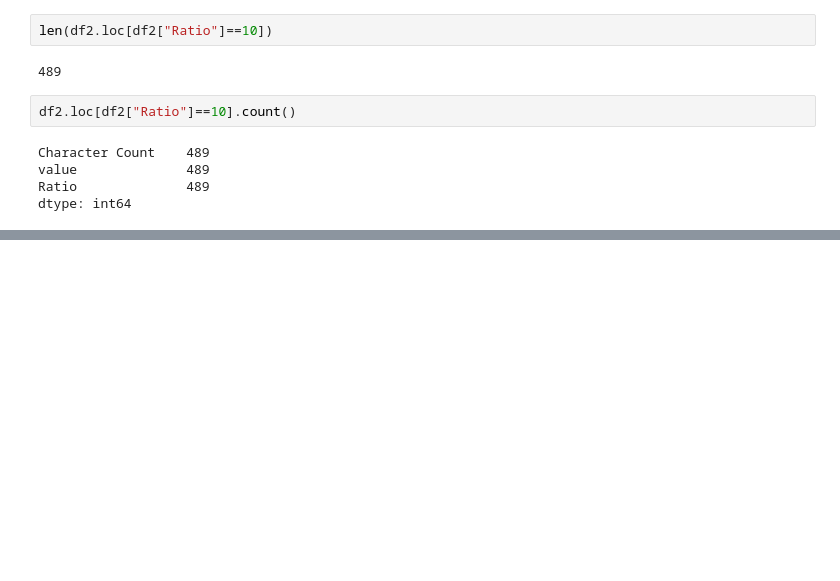
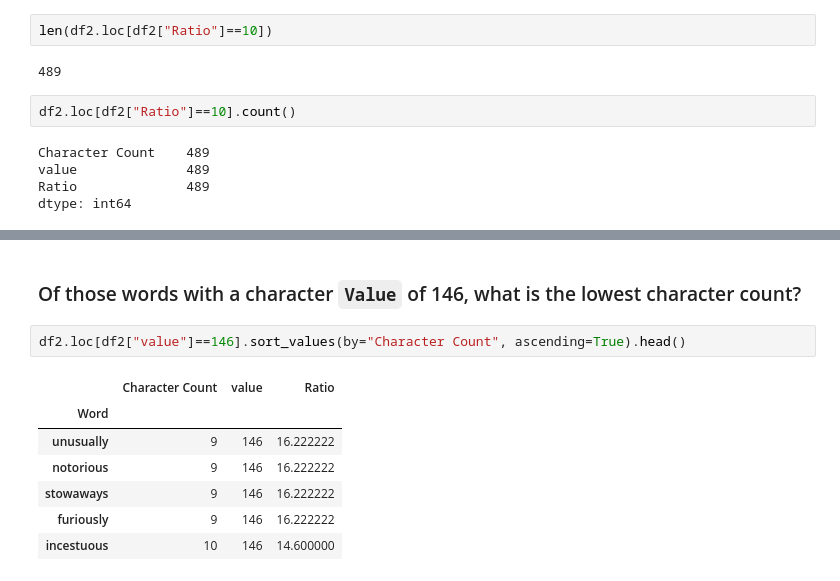
Before and after one commit to aldoSN003/New-DS, a Jupyter notebook: sample.ipynb, the cells around one changed output, grey strips where cells are left out. Drawn from its saved outputs; the diff is of its cells as text; blank space fills up the shorter version.

```diff
--- a/sample.ipynb
+++ b/sample.ipynb
@@ -506,0 +552,12 @@ dtype: int64
+# %% [markdown]
+### Of those words with a character `Value` of 146, what is the lowest character count?
+# %%
+df2.loc[df2["value"]==146].sort_values(by="Character Count", ascending=True).head()
+# %% [output]
+|  | Character Count | value | Ratio |
+| Word |  |  |  |
+| unusually | 9 | 146 | 16.222222 |
+| notorious | 9 | 146 | 16.222222 |
+| stowaways | 9 | 146 | 16.222222 |
+| furiously | 9 | 146 | 16.222222 |
+| incestuous | 10 | 146 | 14.600000 |
```
Also changed, not shown: parts of 11 cells of this notebook.
